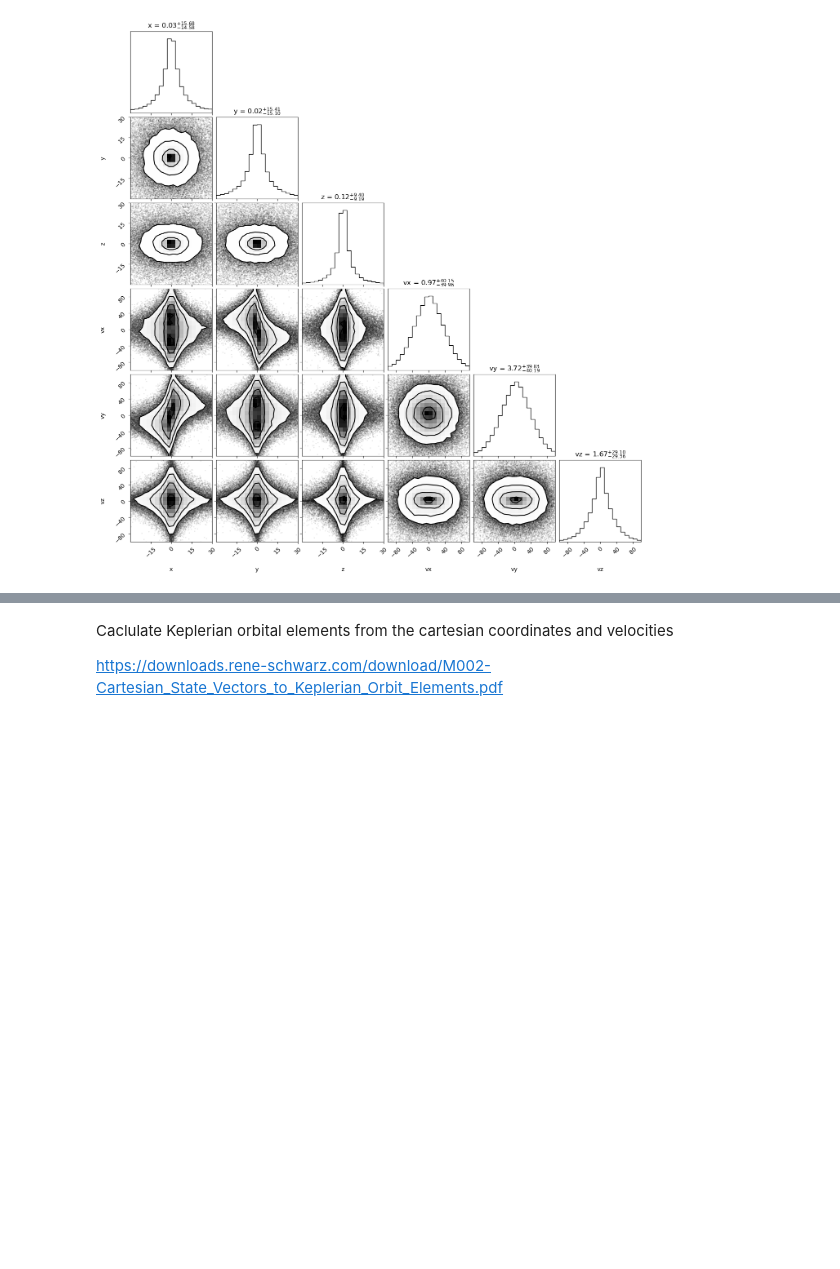
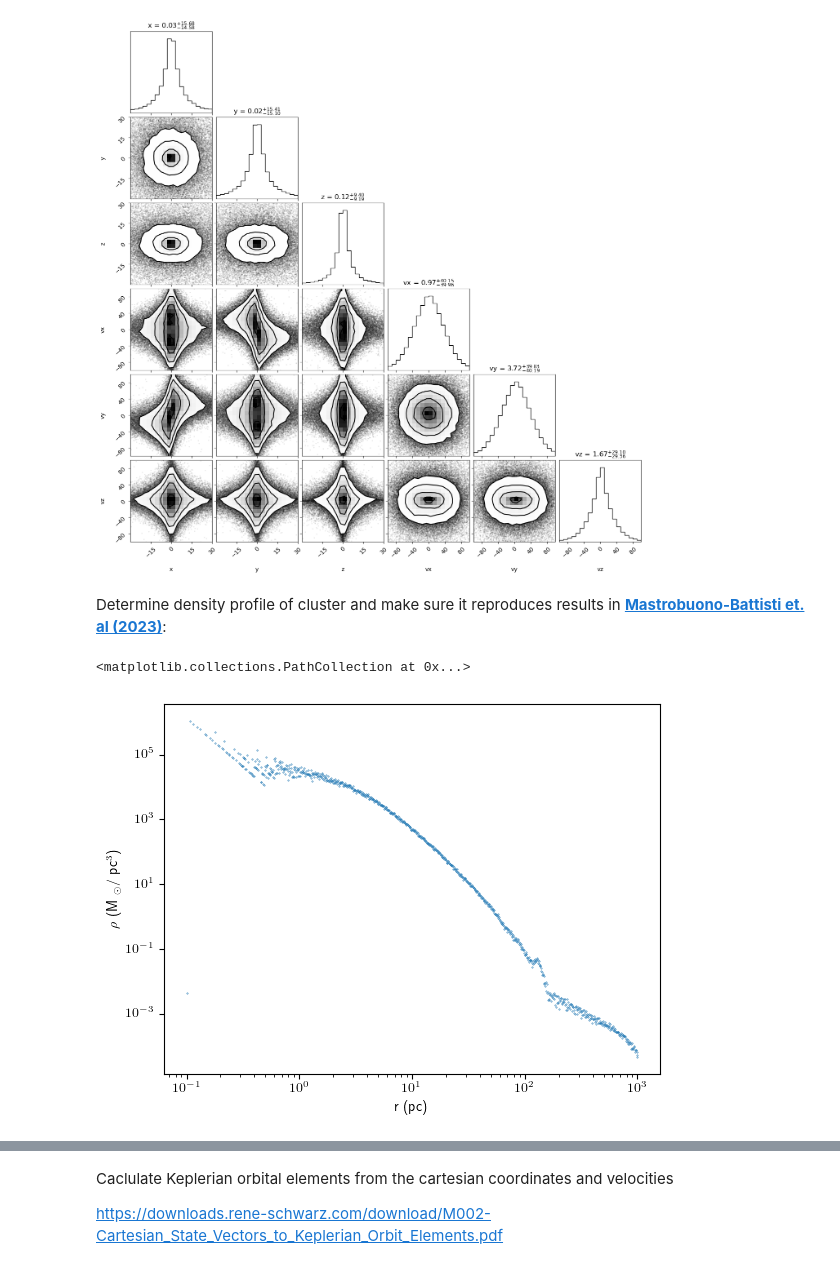
Before and after one commit to janeisbright/Research_Data_Foundations_Final_Project, a Jupyter notebook: NSC_statistical_analysis.ipynb, the cells around one changed output, grey strips where cells are left out. Saved outputs shown, nothing was run; the diff lists cells and outputs as text; code cells hidden in the pictures; blank space fills up the shorter version.

Commit message:
density plots and mks units data frame

```diff
--- a/NSC_statistical_analysis.ipynb
+++ b/NSC_statistical_analysis.ipynb
@@ -11,6 +11,8 @@ from scipy.stats import gaussian_kde
 # %% [output]
 Intel MKL WARNING: Support of Intel(R) Streaming SIMD Extensions 4.2 (Intel(R) SSE4.2) enabled only processors has been deprecated. Intel oneAPI Math Kernel Library 2025.0 will require Intel(R) Advanc ...
 Intel MKL WARNING: Support of Intel(R) Streaming SIMD Extensions 4.2 (Intel(R) SSE4.2) enabled only processors has been deprecated. Intel oneAPI Math Kernel Library 2025.0 will require Intel(R) Advanc ...
+# %%
+plt.rcParams['text.usetex'] = True
 # %%
 dir = os.getcwd() #path to current working directory
 
@@ -155,3 +140,5 @@ df_com['v'] = (df_com.vx**2 + df_com.vy**2 + df_com.vz**2)**(1/2)
 fig = corner.corner(df_com.loc[df_com.star==True][['x','y','z','vx','vy','vz']], range = [(-30,30),(-30,30), (-30,30), (-100,100), (-100,100), (-100,100)], labels=df_com.columns.tolist(), show_titles=True, title_fmt=".2f")
 # %% [output]
 [figure]
+# %% [markdown]
+Determine density profile of cluster and make sure it reproduces results in __[Mastrobuono-Battisti et. al (2023)](https://ui.adsabs.harvard.edu/abs/2023MNRAS.521.6089M/abstract)__:
@@ -157,0 +158,10 @@ fig = corner.corner(df_com.loc[df_com.star==True][['x','y','z','vx','vy','vz']],
+# %%
+fig, ax = plt.subplots()
+ax.set_xscale('log')
+ax.set_yscale('log')
+ax.set_ylabel('$\\rho$ (M $_{\\odot}/$ pc$^3$)')
+ax.set_xlabel('r (pc)')
+ax.scatter(r_smooth_log, density_r, .1)
+# %% [output]
+<matplotlib.collections.PathCollection at 0x...>
+[figure, added]
```
Also changed, not shown: parts of 33 cells of this notebook.
